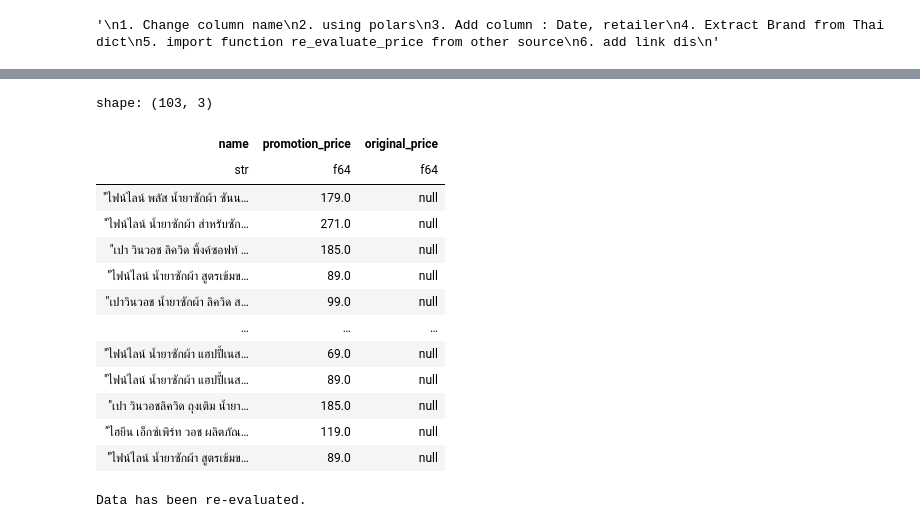
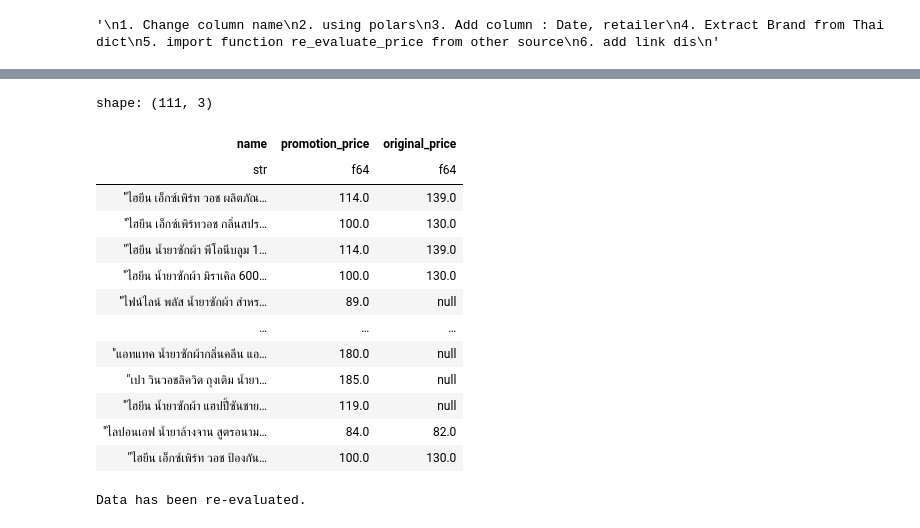
Before and after one commit to chaunijs/onlineshoppingprice, a Jupyter notebook: 7_eleven_allonline.ipynb, the cells around one changed output, grey strips where cells are left out. Cells and saved outputs as stored; diff of their text form; code cells hidden in the pictures.

```diff
--- a/7_eleven_allonline.ipynb
+++ b/7_eleven_allonline.ipynb
@@ -171,20 +205,20 @@ Data successfully saved to scoped_detergents.csv!
-# %%
-df
-# %% [output]
-shape: (103, 3)
-| name | promotion_price | original_price |
-| str | f64 | f64 |
-| "ไฟน์ไลน์ พลัส น้ำยาซักผ้า ซันน… | 179.0 | null |
-| "ไฟน์ไลน์ น้ำยาซักผ้า สำหรับซัก… | 271.0 | null |
-| "เปา วินวอช ลิควิด พิ้งค์ซอฟท์ … | 185.0 | null |
-| "ไฟน์ไลน์ น้ำยาซักผ้า สูตรเข้มข… | 89.0 | null |
-| "เปาวินวอช น้ำยาซักผ้า ลิควิด ส… | 99.0 | null |
-| … | … | … |
-| "ไฟน์ไลน์ น้ำยาซักผ้า แฮปปี้เนส… | 69.0 | null |
-| "ไฟน์ไลน์ น้ำยาซักผ้า แฮปปี้เนส… | 89.0 | null |
-| "เปา วินวอชลิควิด ถุงเติม น้ำยา… | 185.0 | null |
-| "ไฮยีน เอ็กซ์เพิร์ท วอช ผลิตภัณ… | 119.0 | null |
-| "ไฟน์ไลน์ น้ำยาซักผ้า สูตรเข้มข… | 89.0 | null |
+# %%
+df_combined_7eleven
+# %% [output]
+shape: (111, 3)
+| name | promotion_price | original_price |
+| str | f64 | f64 |
+| "ไฮยีน เอ็กซ์เพิร์ท วอช ผลิตภัณ… | 114.0 | 139.0 |
+| "ไฮยีน เอ็กซ์เพิร์ทวอช กลิ่นสปร… | 100.0 | 130.0 |
+| "ไฮยีน น้ำยาซักผ้า พีโอนีบลูม 1… | 114.0 | 139.0 |
+| "ไฮยีน น้ำยาซักผ้า มิราเคิล 600… | 100.0 | 130.0 |
+| "ไฟน์ไลน์ พลัส น้ำยาซักผ้า สำหร… | 89.0 | null |
+| … | … | … |
+| "แอทแทค น้ำยาซักผ้ากลิ่นคลีน แอ… | 180.0 | null |
+| "เปา วินวอชลิควิด ถุงเติม น้ำยา… | 185.0 | null |
+| "ไฮยีน น้ำยาซักผ้า แฮปปี้ซันชาย… | 119.0 | null |
+| "ไลปอนเอฟ น้ำยาล้างจาน สูตรอนาม… | 84.0 | 82.0 |
+| "ไฮยีน เอ็กซ์เพิร์ท วอช ป้องกัน… | 100.0 | 130.0 |
 # %%
 # @title udf data-prep
 import polars as pl
```
Also changed, not shown: parts of 6 cells of this notebook.
